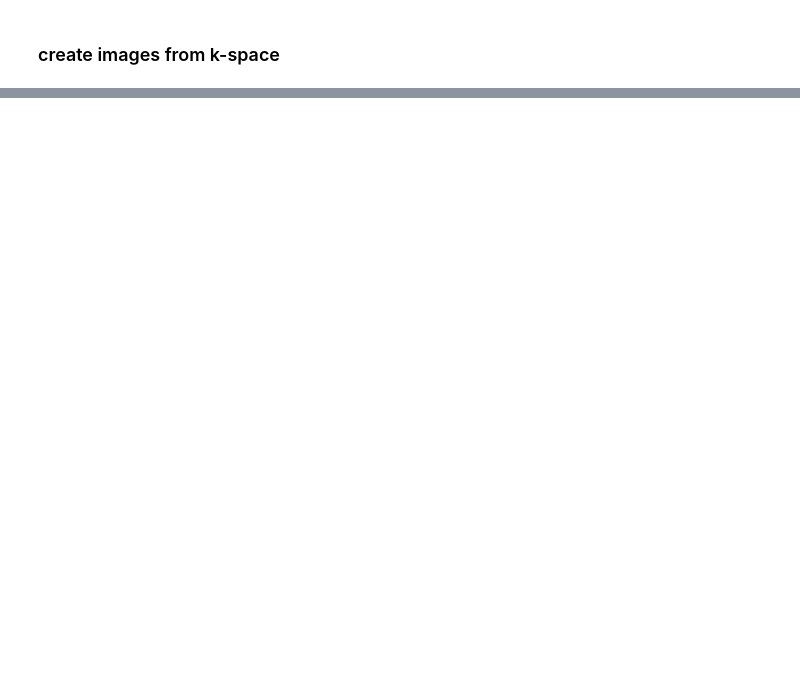
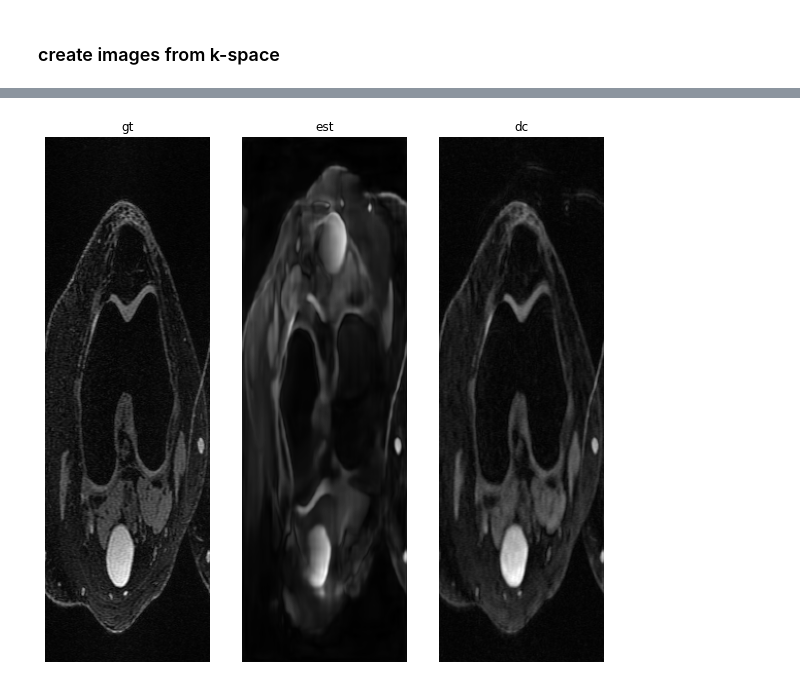
Before and after one commit to davevanveen/unsup_mri, a Jupyter notebook: ipynb/20201020_3d_mri_toy_dataset.ipynb, the cells around one changed output, grey strips where cells are left out. Drawn from its saved outputs; the diff is of its cells as text; code cells hidden in the pictures; blank space fills up the shorter version.

```diff
--- a/ipynb/20201020_3d_mri_toy_dataset.ipynb
+++ b/ipynb/20201020_3d_mri_toy_dataset.ipynb
@@ -98,7 +110,7 @@ network has same num_params as original network w lone difference of 32 = 2 * n_
 # %%
 # slice_ksp (nc, x, y) in original. now slice_ksp (nc, y, z)
 # mask is mask2d is (x,y) in original. now (y,z)
-net, net_input, ksp_orig = init_convdecoder(ksp_orig, mask)
+net, net_input, ksp_orig_ = init_convdecoder(ksp_orig, mask)
 
 # from utils.helpers import num_params
 # params = [p.shape for p in net.parameters()]
@@ -108,7 +120,7 @@ net, net_input, ksp_orig = init_convdecoder(ksp_orig, mask)
 currently a modified version of the function call `ksp_masked, img_masked = get_masked_measurements(vol_ksp, mask_)` which has a bunch of data shape conversion nonsense
 # %%
 # ksp_masked = ksp_orig * mask
-ksp_masked = ksp_orig * mask
+ksp_masked = ksp_orig_ * mask
 img_masked = ifft_2d(ksp_masked)
 
 ksp_orig.shape, ksp_masked.shape, img_masked.shape
@@ -153,17 +155,16 @@ img_out = net(net_input.type(dtype))[0]
 img_out = reshape_adj_channels_to_be_complex(img_out)
 
 ksp_est = fft_2d(img_out)
+# ksp_est = torch.zeros((16,512,160),dtype=torch.complex64)
 
 # apply dc step using 3d boolean mask
 mask_3d_bool = mask.expand(ksp_orig.shape).type(torch.bool)
-ksp_dc = torch.where(mask_3d_bool, ksp_orig, ksp_est) # arg 2 either ksp_slice (non-scaled) or ksp_orig (scaled)
-
-abs(ksp_slice).max(), abs(ksp_orig).max(), abs(ksp_est).max()
+ksp_dc = torch.where(mask_3d_bool, ksp_orig_, ksp_est) # arg 2 either ksp_orig_ (scaled) or ksp_orig (non-scaled)
 # %% [markdown]
 ### create images from k-space
 # %%
-img_est = root_sum_squares(ifft_2d(ksp_est))
+img_est = root_sum_squares(ifft_2d(ksp_est)).detach().numpy()
 
-img_dc = root_sum_squares(ifft_2d(ksp_dc))
+img_dc = root_sum_squares(ifft_2d(ksp_dc)).detach().numpy()
 
 img_gt = root_sum_squares(ifft_2d(ksp_orig))
@@ -172,0 +183,4 @@ plot_single(img_est)
+# %%
+plot_list([img_gt, img_est, img_dc])
+# %% [output]
+[figure, added]
```
Also changed, not shown: parts of 20 cells of this notebook, 4 other files.
